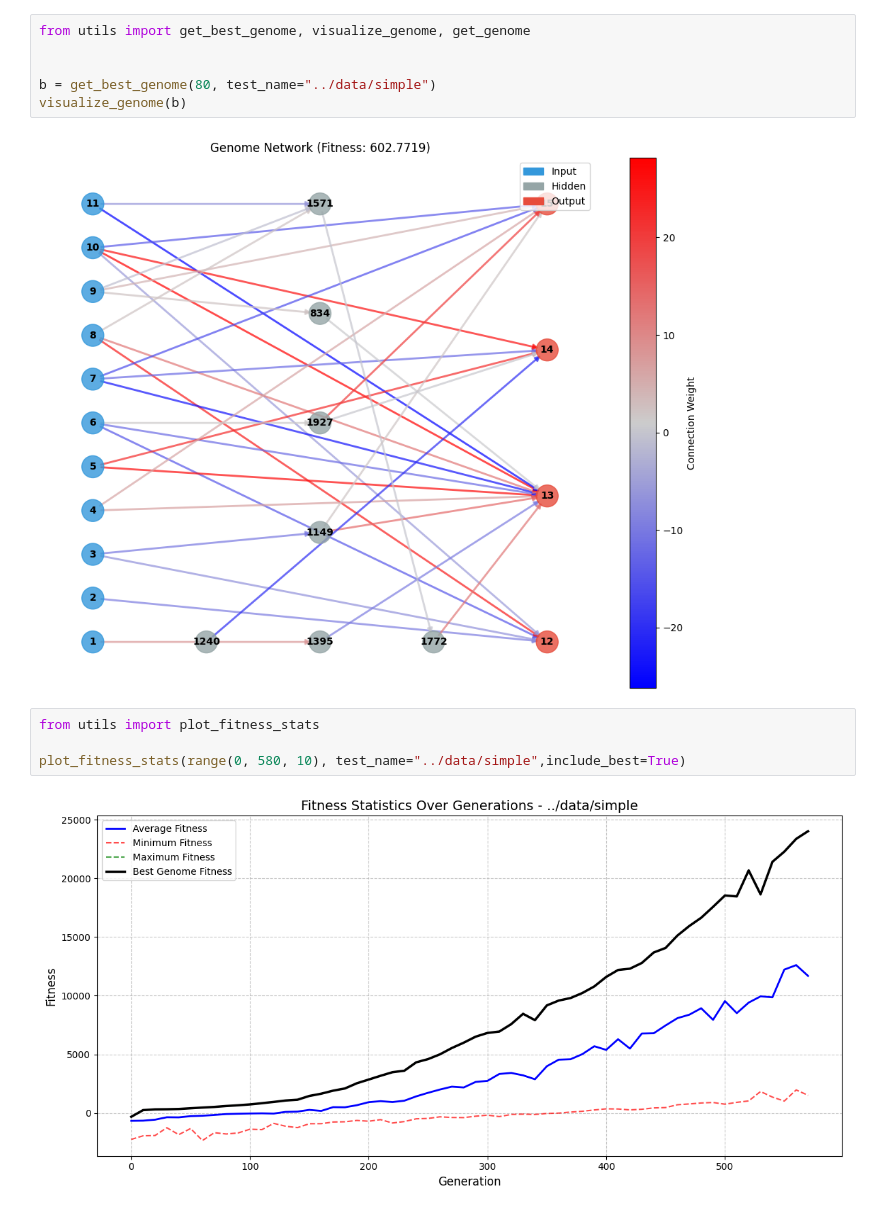
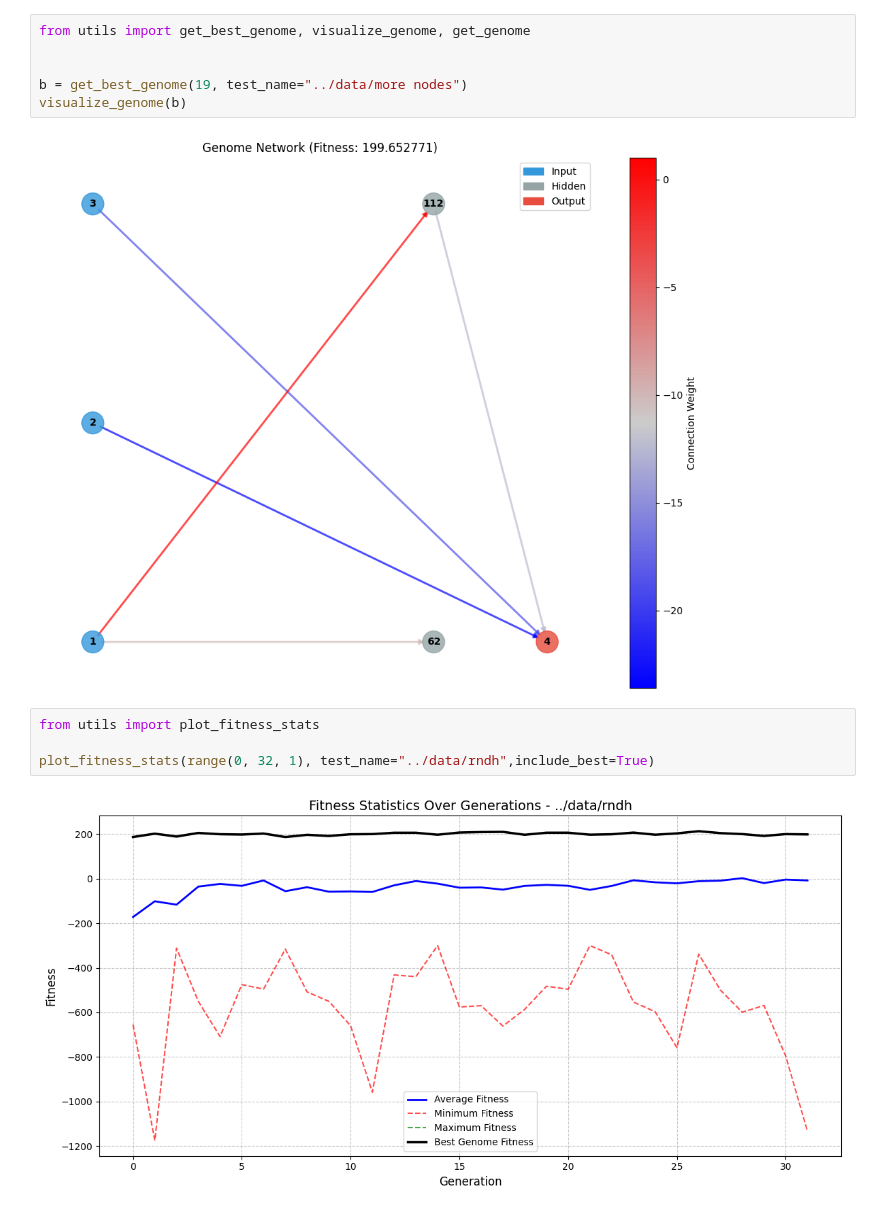
Before and after one commit to St0pien/rocket-learning, a Jupyter notebook: Tools/test.ipynb, the cells around one changed output. Drawn from its saved outputs; the diff is of its cells as text.

```diff
--- a/Tools/test.ipynb
+++ b/Tools/test.ipynb
@@ -1,17 +1,17 @@
 # %%
 from utils import get_best_genome, visualize_genome, get_genome
 
 
-b = get_best_genome(80, test_name="../data/simple")
+b = get_best_genome(19, test_name="../data/more nodes")
 visualize_genome(b)
 # %% [output]
-[figure, old version]
+[figure, new version]
 # %%
 from utils import plot_fitness_stats
 
-plot_fitness_stats(range(0, 580, 10), test_name="../data/simple",include_best=True)
+plot_fitness_stats(range(0, 32, 1), test_name="../data/rndh",include_best=True)
 # %% [output]
-[figure, old version]
+[figure, new version]
 # %%
 from utils import plot_species_count
 
```
Also changed, not shown: parts of 1 cell of this notebook, 10 other files.
